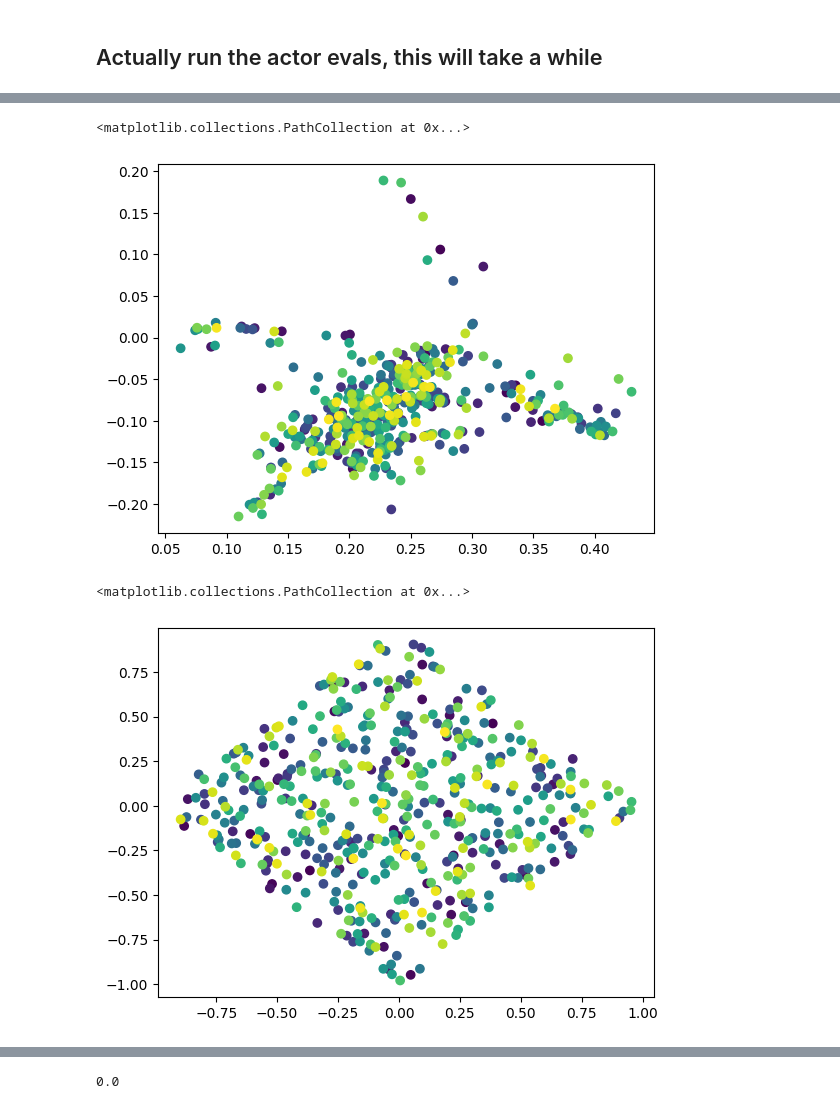
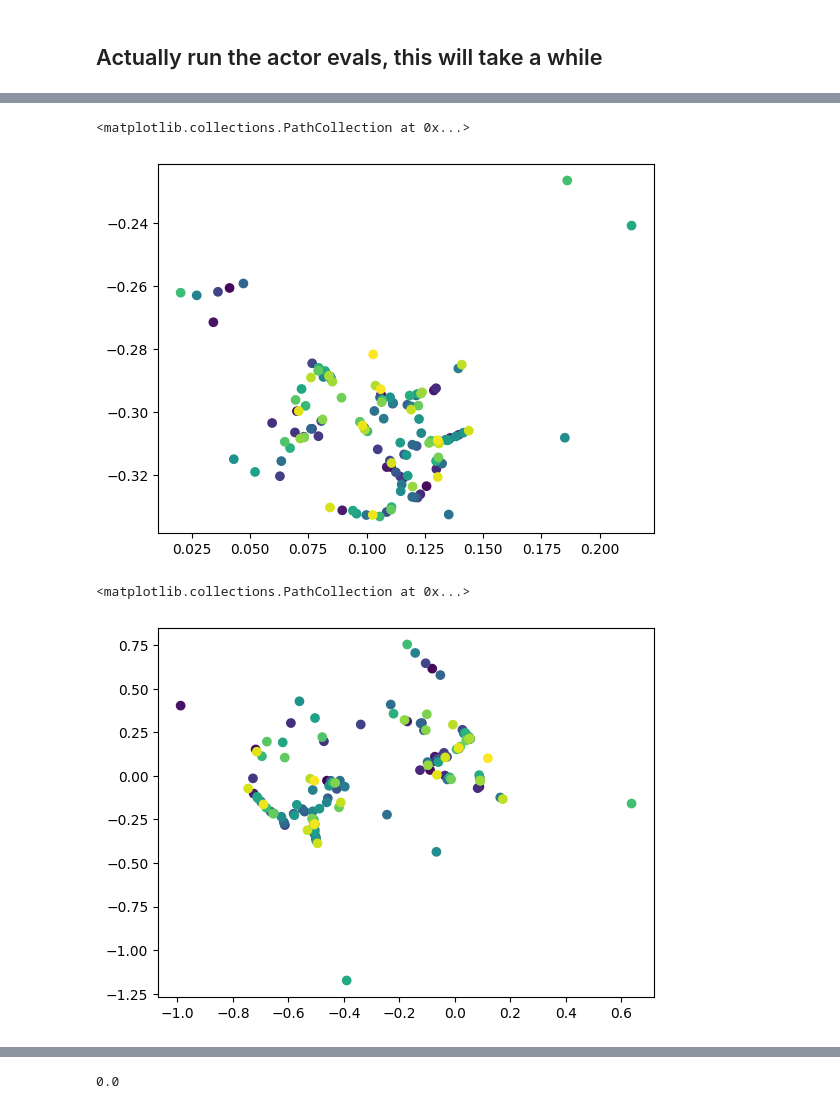
Before and after one commit to mishmish66/go_by_vibes, a Jupyter notebook: actor_eval.ipynb, the cells around one changed output, grey strips where cells are left out. Saved outputs shown, nothing was run; the diff lists cells and outputs as text; code cells hidden in the pictures.

```diff
--- a/actor_eval.ipynb
+++ b/actor_eval.ipynb
@@ -99,6 +101,7 @@ vibe_config = TrainConfig.init(
     ),
     state_encoder=StateEncoder(),
     action_encoder=ActionEncoder(),
+    state_sizer=StateSizer(),
     transition_model=TransitionModel(1e4, 6, 64, 4),
     state_decoder=StateDecoder(env_config.state_dim),
     action_decoder=ActionDecoder(env_config.act_dim),
@@ -109,7 +112,7 @@ vibe_config = TrainConfig.init(
     batch_size=128,
     every_k=every_k,
     traj_per_rollout=4096,
-    rollout_length=512,
+    rollout_length=128,
     reconstruction_weight=1.0,
     forward_weight=1.0,
     smoothness_weight=1.0,
@@ -138,5 +141,5 @@ vibe_state = VibeState.init(rng, vibe_config)
 checkpoint_dir = "checkpoints"
 
 vibe_state = checkpointer.restore(
-    os.path.join(checkpoint_dir, "checkpoint_r20_s8192.0"), item=vibe_state
+    os.path.join(checkpoint_dir, "checkpoint_r12_s2048.0"), item=vibe_state
 )
@@ -170,13 +153,13 @@ rngs = jax.random.split(rng, eval_count)
 
 evaluate_actor_partial = jax.tree_util.Partial(
     evaluate_actor,
-    big_step_size=0.05,
-    big_steps=0,
-    small_step_size=0.000,
-    small_steps=1,
-    big_post_steps=0,
-    small_post_steps=0,
-    target_q=-1.0,
+    big_step_size=0.5,
+    big_steps=2048,
+    small_step_size=0.001,
+    small_steps=2048,
+    big_post_steps=64,
+    small_post_steps=64,
+    target_q=-2.0,
 )
 
 start_state = env_cls.init()
@@ -227,16 +220,16 @@ import numpy as np
 
 colors = cm.viridis(np.linspace(0, 1, predicted_latent_states.shape[1]))
 plt.scatter(
-    predicted_latent_states[0, :, 0],
-    predicted_latent_states[0, :, 1],
+    predicted_latent_states[2, :, 0],
+    predicted_latent_states[2, :, 1],
     c=range(predicted_latent_states.shape[1]),
     cmap="viridis",
 )
 # %% [output]
 <matplotlib.collections.PathCollection at 0x...>
-[figure, old version]
+[figure, new version]
 # %%
-plt.scatter(optimized_actions[0, :, 0], optimized_actions[0, :, 1], c=range(len(optimized_actions[0])), cmap="viridis")
+plt.scatter(optimized_actions[2, :, 0], optimized_actions[2, :, 1], c=range(len(optimized_actions[0])), cmap="viridis")
 # %% [output]
 <matplotlib.collections.PathCollection at 0x...>
-[figure, old version]
+[figure, new version]
```
Also changed, not shown: parts of 17 cells of this notebook, 2 other files.
